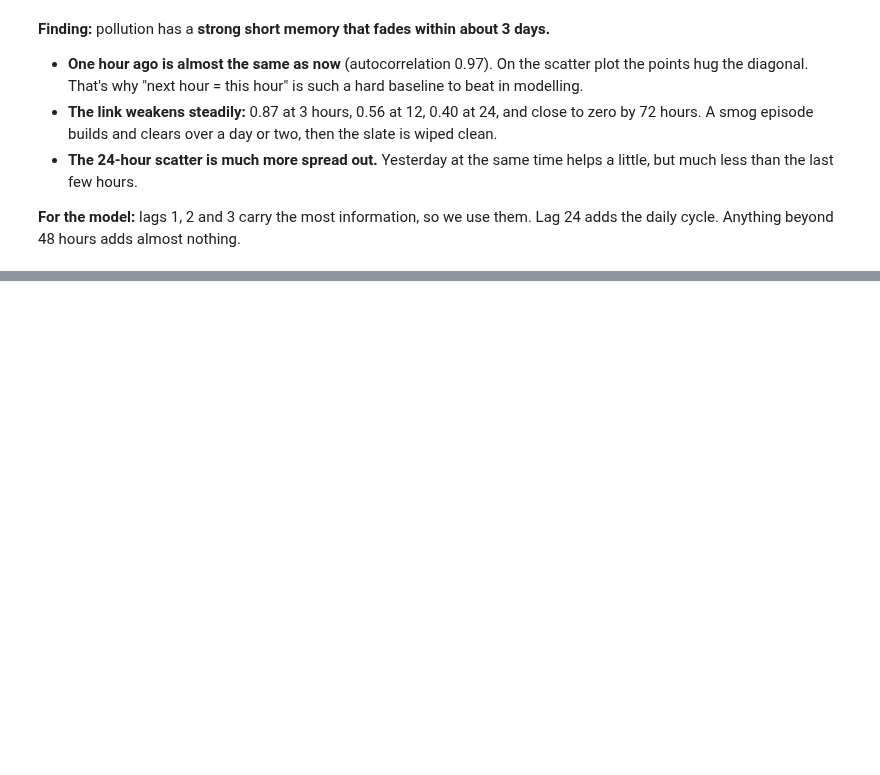
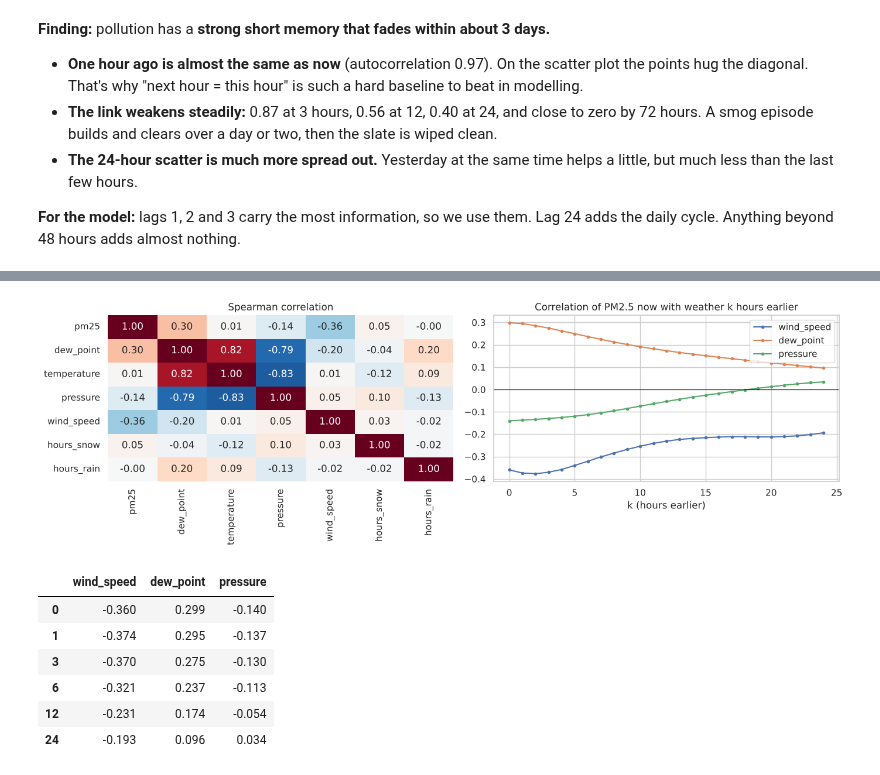
Before and after one commit to teniolaiji/beijing-pm25-forecasting-pipeline, a Jupyter notebook: notebooks/01_eda.ipynb, the cells around one changed output, grey strips where cells are left out. Cells and saved outputs as stored; diff of their text form; code cells hidden in the pictures; blank space fills up the shorter version.

```diff
--- a/notebooks/01_eda.ipynb
+++ b/notebooks/01_eda.ipynb
@@ -346,0 +438,28 @@ dtype: float64
+# %%
+weather = ["dew_point", "temperature", "pressure", "wind_speed", "hours_snow", "hours_rain"]
+corr = df[["pm25"] + weather].corr(method="spearman")
+
+lag_range = range(0, 25)
+lagged = pd.DataFrame({
+    col: [df.pm25.corr(df[col].shift(k), method="spearman") for k in lag_range]
+    for col in ["wind_speed", "dew_point", "pressure"]
+}, index=lag_range)
+
+fig, axes = plt.subplots(1, 2, figsize=(14, 4.5))
+sns.heatmap(corr, annot=True, fmt=".2f", cmap="RdBu_r", vmin=-1, vmax=1, ax=axes[0], cbar=False)
+axes[0].set_title("Spearman correlation")
+lagged.plot(ax=axes[1], marker=".")
+axes[1].axhline(0, color="black", linewidth=0.8)
+axes[1].set_title("Correlation of PM2.5 now with weather k hours earlier")
+axes[1].set_xlabel("k (hours earlier)")
+save("q6_weather")
+lagged.loc[[0, 1, 3, 6, 12, 24]].round(3)
+# %% [output]
+[figure, added]
+|  | wind_speed | dew_point | pressure |
+| 0 | -0.360 | 0.299 | -0.140 |
+| 1 | -0.374 | 0.295 | -0.137 |
+| 3 | -0.370 | 0.275 | -0.130 |
+| 6 | -0.321 | 0.237 | -0.113 |
+| 12 | -0.231 | 0.174 | -0.054 |
+| 24 | -0.193 | 0.096 | 0.034 |
```
Also changed, not shown: parts of 10 cells of this notebook, 3 other files.
